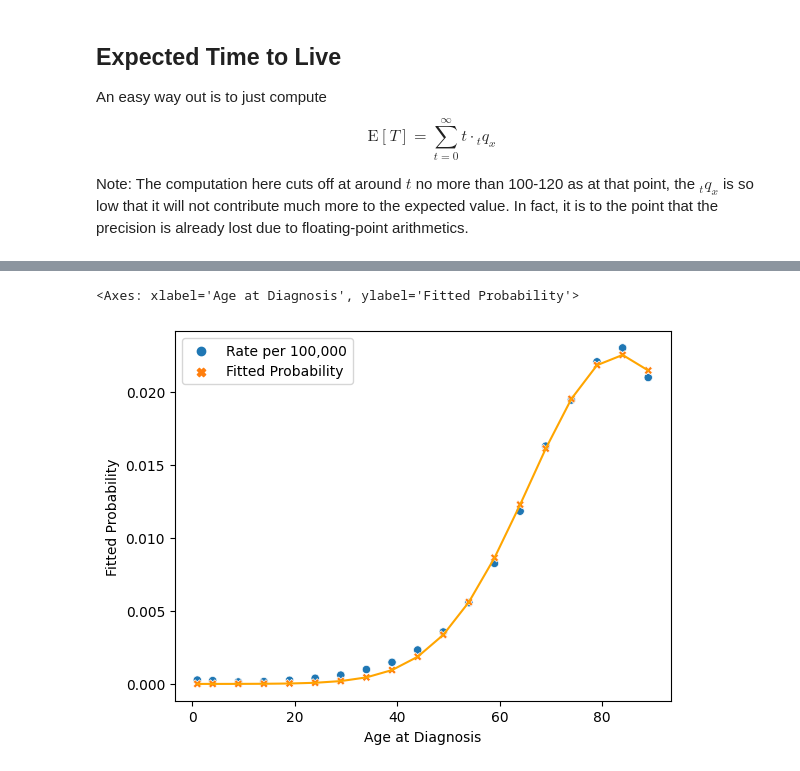
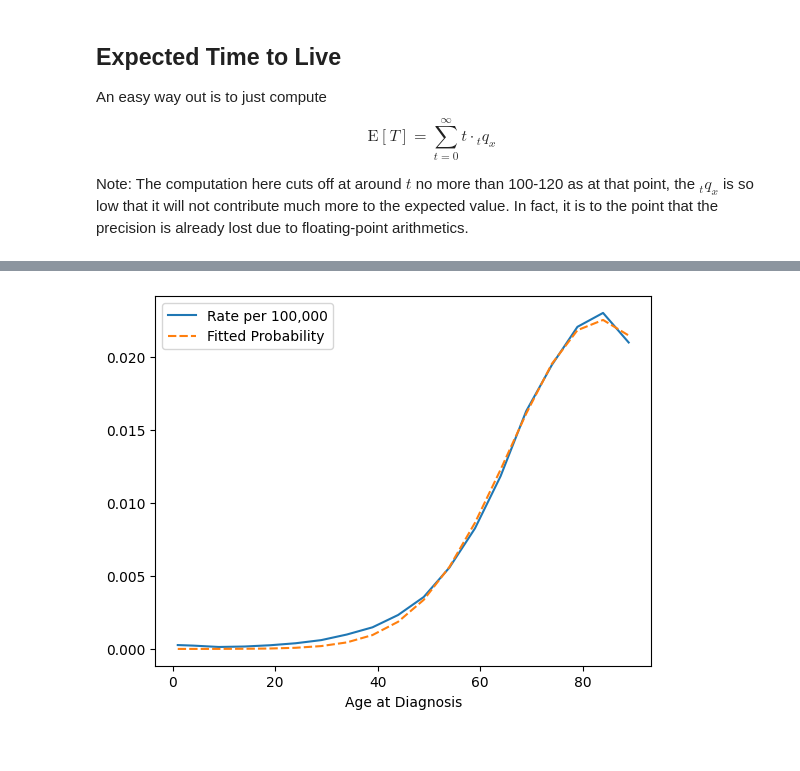
Before and after one commit to nngerncham/non-homog-insurance, a Jupyter notebook: computation/Non-homog MC.ipynb, the cells around one changed output, grey strips where cells are left out. Cells and saved outputs as stored; diff of their text form; code cells hidden in the pictures.

```diff
--- a/computation/Non-homog MC.ipynb
+++ b/computation/Non-homog MC.ipynb
@@ -223,11 +189,10 @@ cancer_rate_df
 # %%
 cr_popt, _ = curve_fit(fitting_func, cancer_rate_df.index, cancer_rate_df["Rate per 100,000"])
 a1, b1, c1 = cr_popt
 cancer_rate_df["Fitted Probability"] = fitting_func(cancer_rate_df.index, a1, b1, c1)
 
-sns.lineplot(cancer_rate_df["Fitted Probability"], color="orange")
-sns.scatterplot(cancer_rate_df)
+sns.lineplot(cancer_rate_df, color="orange")
+plt.savefig("../presentation/graphics/plot4.png")
 # %% [output]
-<Axes: xlabel='Age at Diagnosis', ylabel='Fitted Probability'>
-[figure, old version]
+[figure, new version]
 # %%
```
Also changed, not shown: parts of 32 cells of this notebook, 12 other files.
